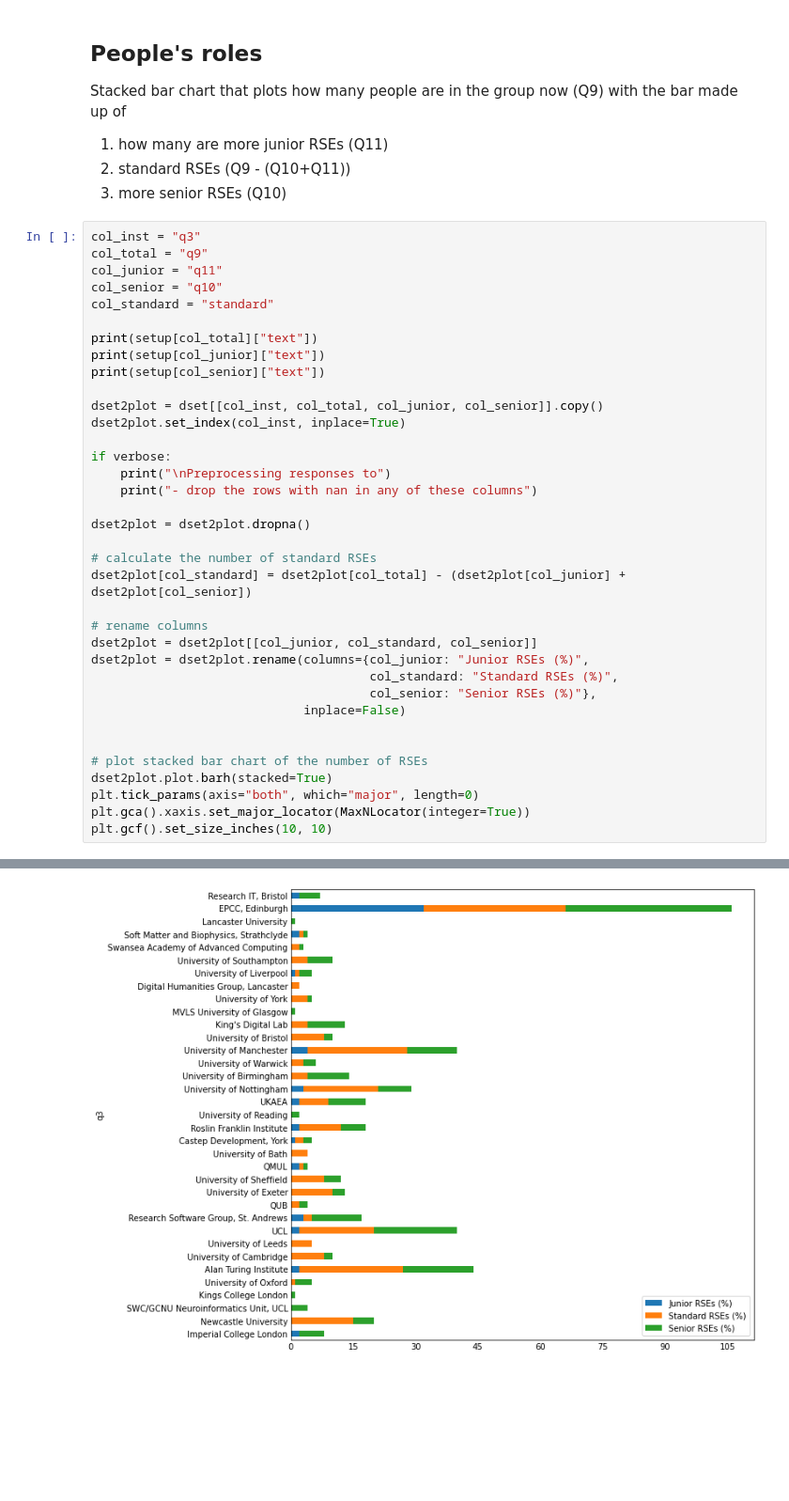
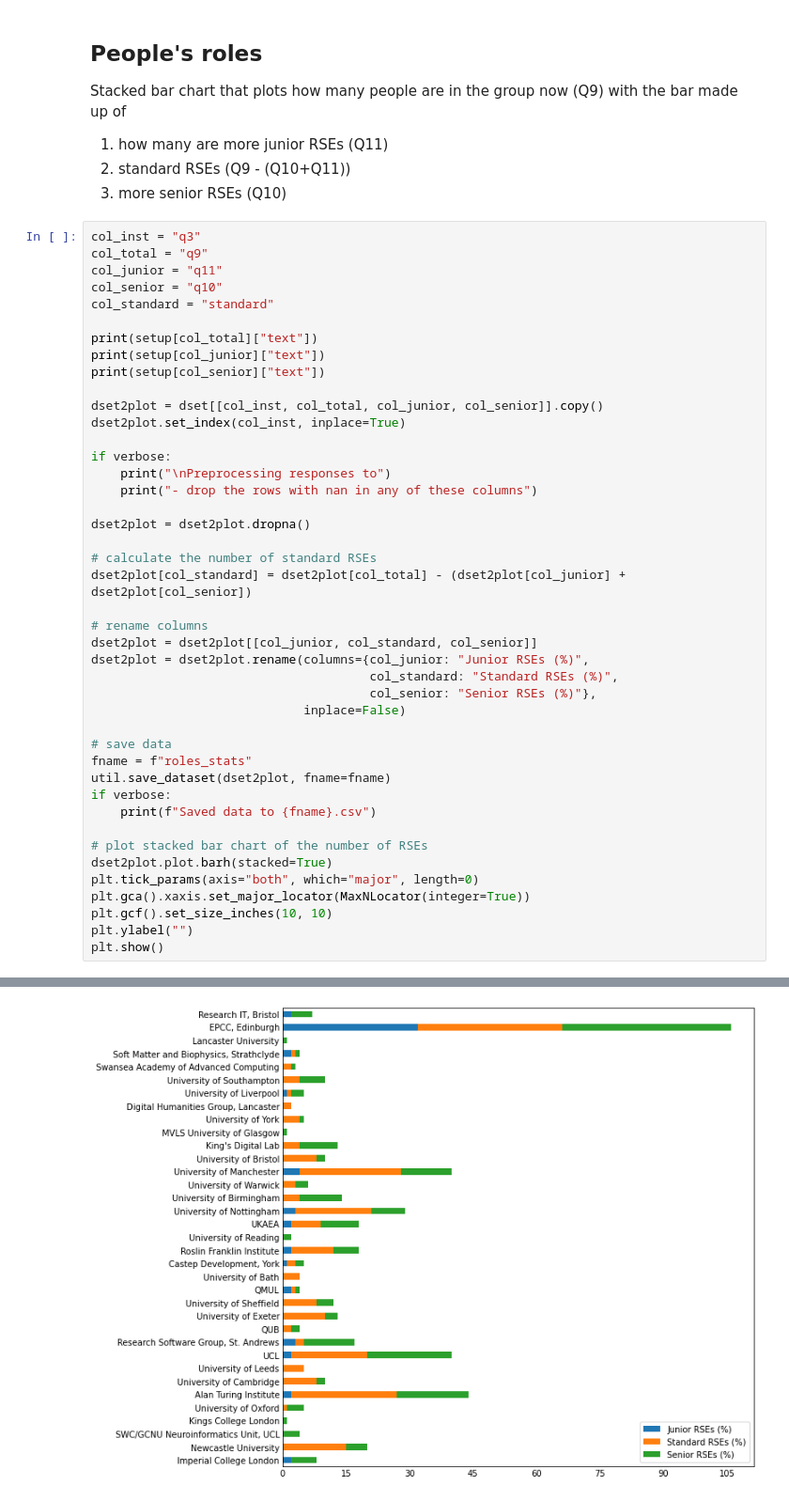
Before and after one commit to softwaresaved/RSE-Group-Leaders-Survey-2023_Python, a Jupyter notebook: notebooks/PRODUCE_report.ipynb, the cells around one changed output, grey strips where cells are left out. Shown at 94% size. Saved outputs shown, nothing was run; the diff lists cells and outputs as text; blank space fills up the shorter version.

Commit message:
Added saving of the data for the roles plot.

```diff
--- a/notebooks/PRODUCE_report.ipynb
+++ b/notebooks/PRODUCE_report.ipynb
@@ -500,12 +500,19 @@ dset2plot = dset2plot.rename(columns={col_junior: "Junior RSEs (%)",
                                       col_senior: "Senior RSEs (%)"},
                              inplace=False)
 
+# save data
+fname = f"roles_stats"
+util.save_dataset(dset2plot, fname=fname)
+if verbose:
+    print(f"Saved data to {fname}.csv")
 
 # plot stacked bar chart of the number of RSEs
 dset2plot.plot.barh(stacked=True)
 plt.tick_params(axis="both", which="major", length=0)
 plt.gca().xaxis.set_major_locator(MaxNLocator(integer=True))
 plt.gcf().set_size_inches(10, 10)
+plt.ylabel("")
+plt.show()
 # %% [output]
 How many people are currently in your group in total?
 How many people in your group are in a less senior role than a standard RSE (e.g. a junior RSE)?
@@ -516 +524 @@ Preprocessing responses to
-[figure, old version]
+[figure, new version]
```
Also changed, not shown: parts of 1 cell of this notebook, 3 other files.
